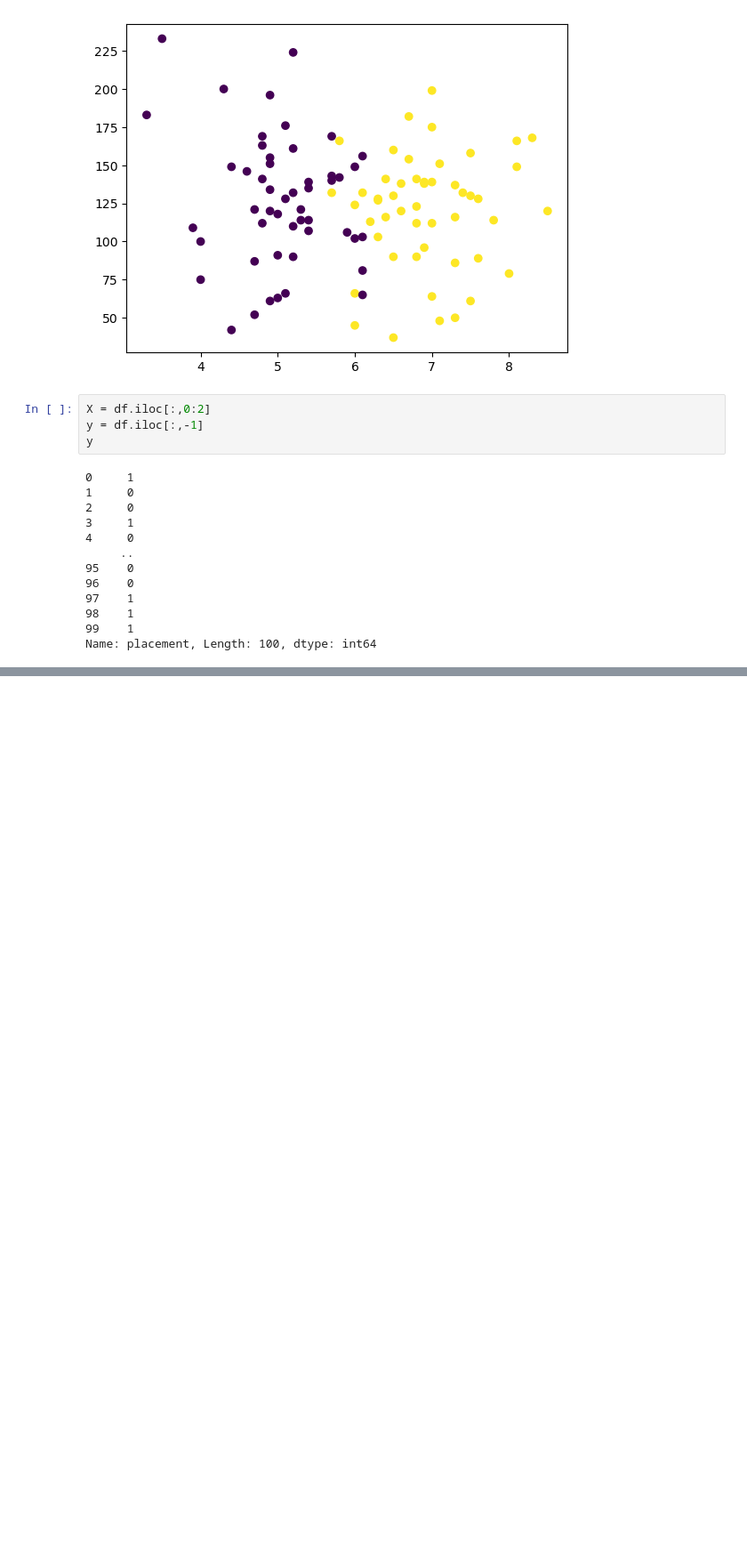
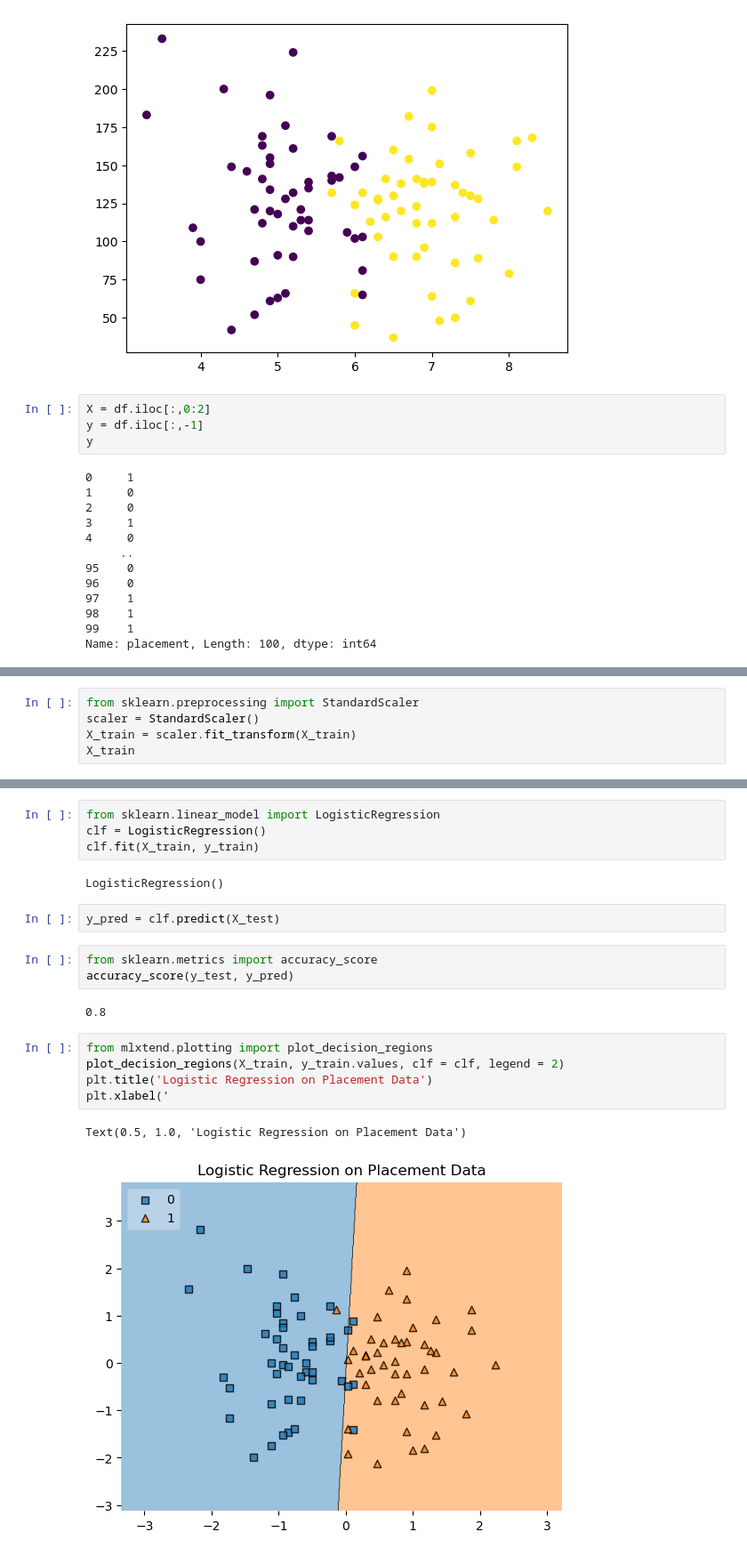
Before and after one commit to Binder101/Machine-Learning, a Jupyter notebook: PlacementPrediction.ipynb, the cells around one changed output, grey strips where cells are left out. Shown at 89% size. Saved outputs shown, nothing was run; the diff lists cells and outputs as text; blank space fills up the shorter version.

Commit message:
Complete PlacementPrediction LR model

```diff
--- a/PlacementPrediction.ipynb
+++ b/PlacementPrediction.ipynb
@@ -68 +68,6 @@ X_train
 90 rows × 2 columns
+# %%
+from sklearn.preprocessing import StandardScaler
+scaler = StandardScaler()
+X_train = scaler.fit_transform(X_train)
+X_train
@@ -68,0 +106,21 @@ X_train
+# %%
+from sklearn.linear_model import LogisticRegression
+clf = LogisticRegression()
+clf.fit(X_train, y_train)
+# %% [output]
+LogisticRegression()
+# %%
+y_pred = clf.predict(X_test)
+# %%
+from sklearn.metrics import accuracy_score
+accuracy_score(y_test, y_pred)
+# %% [output]
+0.8
+# %%
+from mlxtend.plotting import plot_decision_regions
+plot_decision_regions(X_train, y_train.values, clf = clf, legend = 2)
+plt.title('Logistic Regression on Placement Data')
+plt.xlabel('
+# %% [output]
+Text(0.5, 1.0, 'Logistic Regression on Placement Data')
+[figure, added]
```
Also changed, not shown: parts of 4 cells of this notebook.
